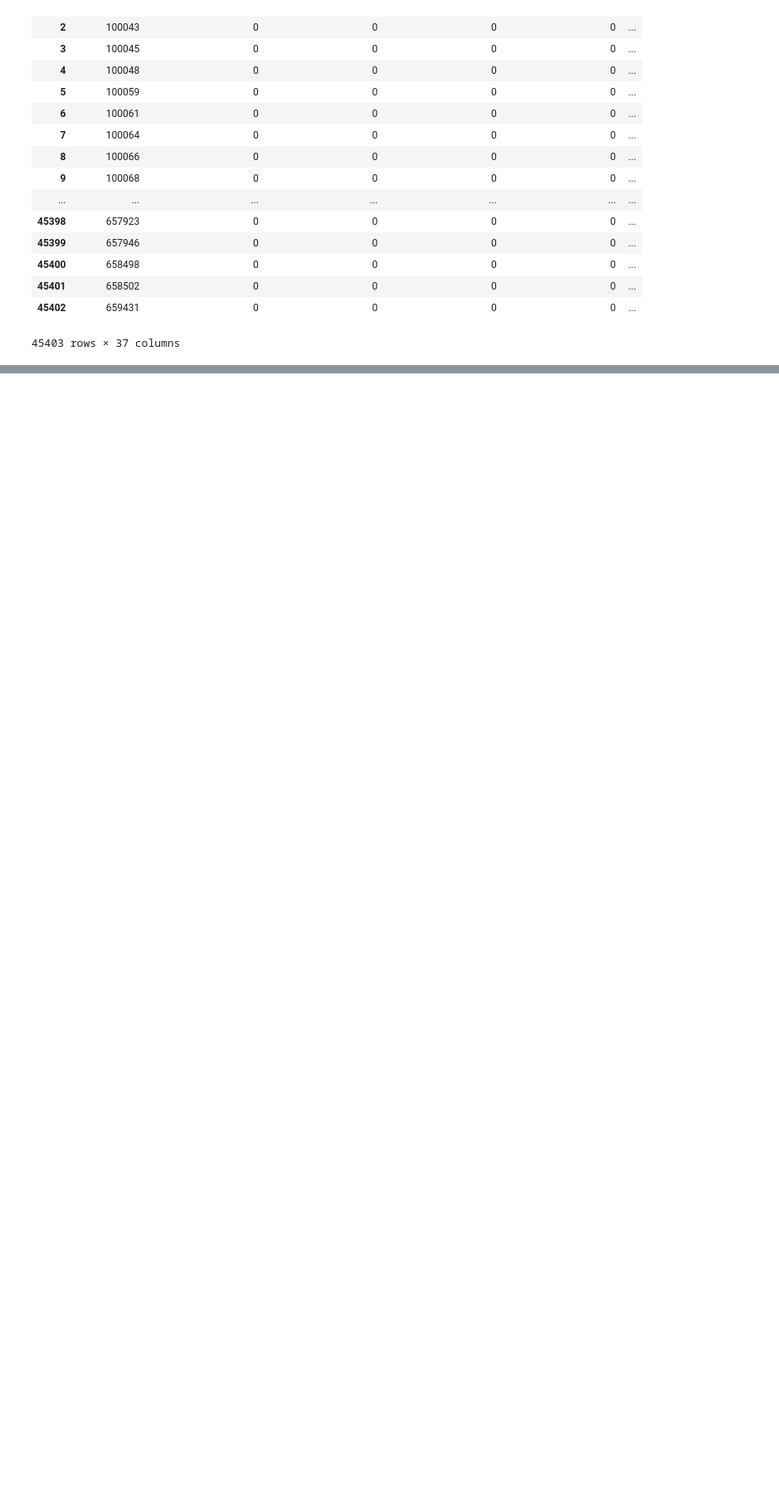
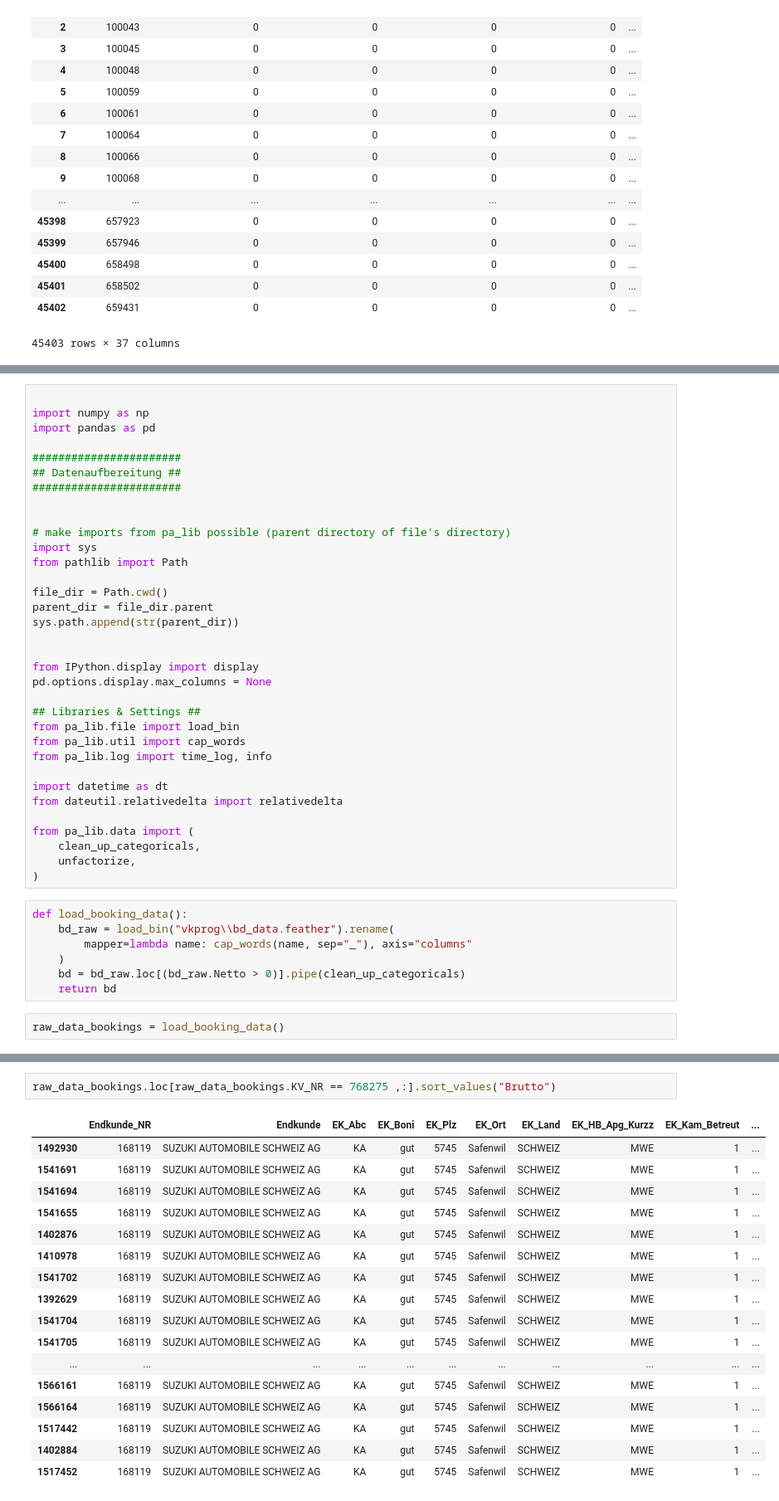
Before and after one commit to apgsga-stc/PredictiveAnalyticsPython, a Jupyter notebook: vkprog_analyse/scribbles.ipynb, the cells around one changed output, grey strips where cells are left out. Shown: that part at 83% size. Drawn from its saved outputs; the diff is of its cells as text; blank space fills up the shorter version.

```diff
--- a/vkprog_analyse/scribbles.ipynb
+++ b/vkprog_analyse/scribbles.ipynb
@@ -141,0 +144,43 @@ debug_df
+# %%
+
+import numpy as np
+import pandas as pd
+
+#######################
+## Datenaufbereitung ##
+#######################
+
+
+# make imports from pa_lib possible (parent directory of file's directory)
+import sys
+from pathlib import Path
+
+file_dir = Path.cwd()
+parent_dir = file_dir.parent
+sys.path.append(str(parent_dir))
+
+
+from IPython.display import display
+pd.options.display.max_columns = None
+
+## Libraries & Settings ##
+from pa_lib.file import load_bin
+from pa_lib.util import cap_words
+from pa_lib.log import time_log, info
+
+import datetime as dt
+from dateutil.relativedelta import relativedelta
+
+from pa_lib.data import (
+    clean_up_categoricals,
+    unfactorize,
+)
+# %%
+def load_booking_data():
+    bd_raw = load_bin("vkprog\\bd_data.feather").rename(
+        mapper=lambda name: cap_words(name, sep="_"), axis="columns"
+    )
+    bd = bd_raw.loc[(bd_raw.Netto > 0)].pipe(clean_up_categoricals)
+    return bd
+# %%
+raw_data_bookings = load_booking_data()
@@ -141,0 +197,20 @@ debug_df
+# %%
+raw_data_bookings.loc[raw_data_bookings.KV_NR == 768275 ,:].sort_values("Brutto")
+# %% [output]
+|  | Endkunde_NR | Endkunde | EK_Abc | EK_Boni | EK_Plz | EK_Ort | EK_Land | EK_HB_Apg_Kurzz | EK_Kam_Betreut | ... |
+| 1492930 | 168119 | SUZUKI AUTOMOBILE SCHWEIZ AG | KA | gut | 5745 | Safenwil | SCHWEIZ | MWE | 1 | ... |
+| 1541691 | 168119 | SUZUKI AUTOMOBILE SCHWEIZ AG | KA | gut | 5745 | Safenwil | SCHWEIZ | MWE | 1 | ... |
+| 1541694 | 168119 | SUZUKI AUTOMOBILE SCHWEIZ AG | KA | gut | 5745 | Safenwil | SCHWEIZ | MWE | 1 | ... |
+| 1541655 | 168119 | SUZUKI AUTOMOBILE SCHWEIZ AG | KA | gut | 5745 | Safenwil | SCHWEIZ | MWE | 1 | ... |
+| 1402876 | 168119 | SUZUKI AUTOMOBILE SCHWEIZ AG | KA | gut | 5745 | Safenwil | SCHWEIZ | MWE | 1 | ... |
+| 1410978 | 168119 | SUZUKI AUTOMOBILE SCHWEIZ AG | KA | gut | 5745 | Safenwil | SCHWEIZ | MWE | 1 | ... |
+| 1541702 | 168119 | SUZUKI AUTOMOBILE SCHWEIZ AG | KA | gut | 5745 | Safenwil | SCHWEIZ | MWE | 1 | ... |
+| 1392629 | 168119 | SUZUKI AUTOMOBILE SCHWEIZ AG | KA | gut | 5745 | Safenwil | SCHWEIZ | MWE | 1 | ... |
+| 1541704 | 168119 | SUZUKI AUTOMOBILE SCHWEIZ AG | KA | gut | 5745 | Safenwil | SCHWEIZ | MWE | 1 | ... |
+| 1541705 | 168119 | SUZUKI AUTOMOBILE SCHWEIZ AG | KA | gut | 5745 | Safenwil | SCHWEIZ | MWE | 1 | ... |
+| ... | ... | ... | ... | ... | ... | ... | ... | ... | ... | ... |
+| 1566161 | 168119 | SUZUKI AUTOMOBILE SCHWEIZ AG | KA | gut | 5745 | Safenwil | SCHWEIZ | MWE | 1 | ... |
+| 1566164 | 168119 | SUZUKI AUTOMOBILE SCHWEIZ AG | KA | gut | 5745 | Safenwil | SCHWEIZ | MWE | 1 | ... |
+| 1517442 | 168119 | SUZUKI AUTOMOBILE SCHWEIZ AG | KA | gut | 5745 | Safenwil | SCHWEIZ | MWE | 1 | ... |
+| 1402884 | 168119 | SUZUKI AUTOMOBILE SCHWEIZ AG | KA | gut | 5745 | Safenwil | SCHWEIZ | MWE | 1 | ... |
+| 1517452 | 168119 | SUZUKI AUTOMOBILE SCHWEIZ AG | KA | gut | 5745 | Safenwil | SCHWEIZ | MWE | 1 | ... |
```
Also changed, not shown: parts of 15 cells of this notebook, 1 other file.
